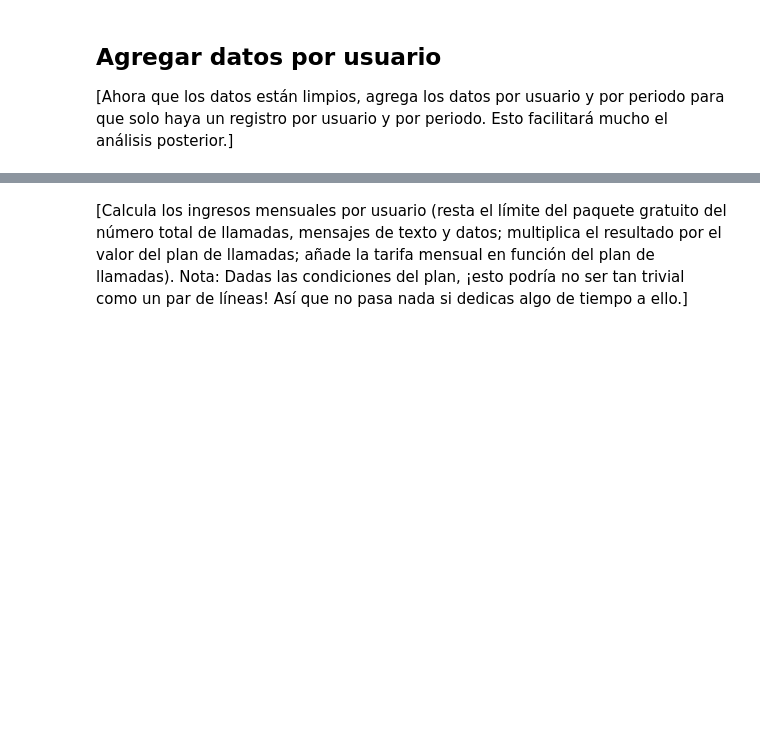
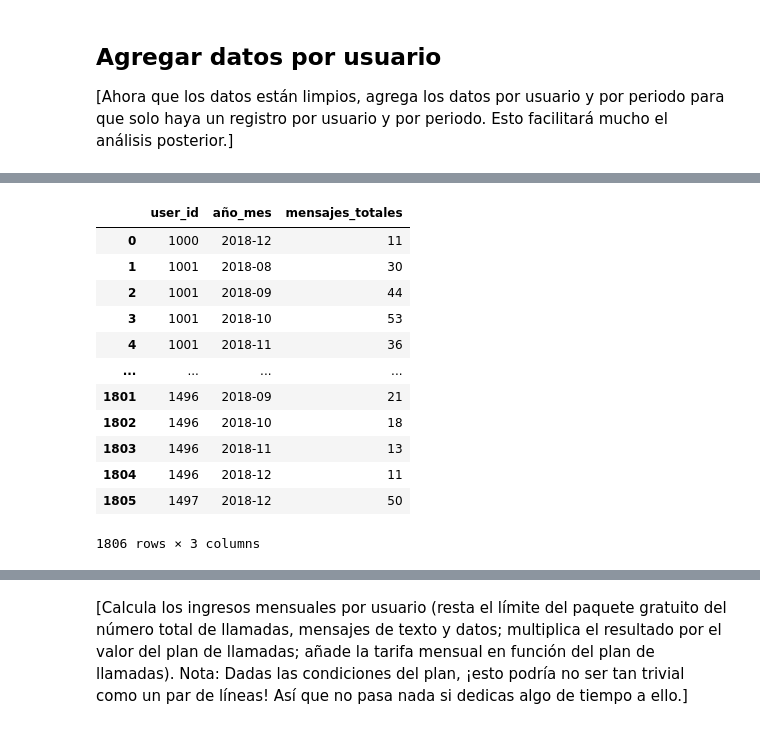
Before and after one commit to ma280113/sprint_5_proyect, a Jupyter notebook: notebook.ipynb, the cells around one changed output, grey strips where cells are left out. Drawn from its saved outputs; the diff is of its cells as text; code cells hidden in the pictures; blank space fills up the shorter version.

```diff
--- a/notebook.ipynb
+++ b/notebook.ipynb
@@ -359,2 +418,19 @@ display(minutos_mes)
 # %%
 # Calcula el número de mensajes enviados por cada usuario al mes. Guarda el resultado.
+
+mensajes_mes = df_messages.groupby(['user_id', 'año_mes'])['id_no_user'].count().reset_index(name='mensajes_totales')
+display(mensajes_mes)
+# %% [output]
+|  | user_id | año_mes | mensajes_totales |
+| 0 | 1000 | 2018-12 | 11 |
+| 1 | 1001 | 2018-08 | 30 |
+| 2 | 1001 | 2018-09 | 44 |
+| 3 | 1001 | 2018-10 | 53 |
+| 4 | 1001 | 2018-11 | 36 |
+| ... | ... | ... | ... |
+| 1801 | 1496 | 2018-09 | 21 |
+| 1802 | 1496 | 2018-10 | 18 |
+| 1803 | 1496 | 2018-11 | 13 |
+| 1804 | 1496 | 2018-12 | 11 |
+| 1805 | 1497 | 2018-12 | 50 |
+1806 rows × 3 columns
```
Also changed, not shown: parts of 15 cells of this notebook, 7 other files.
